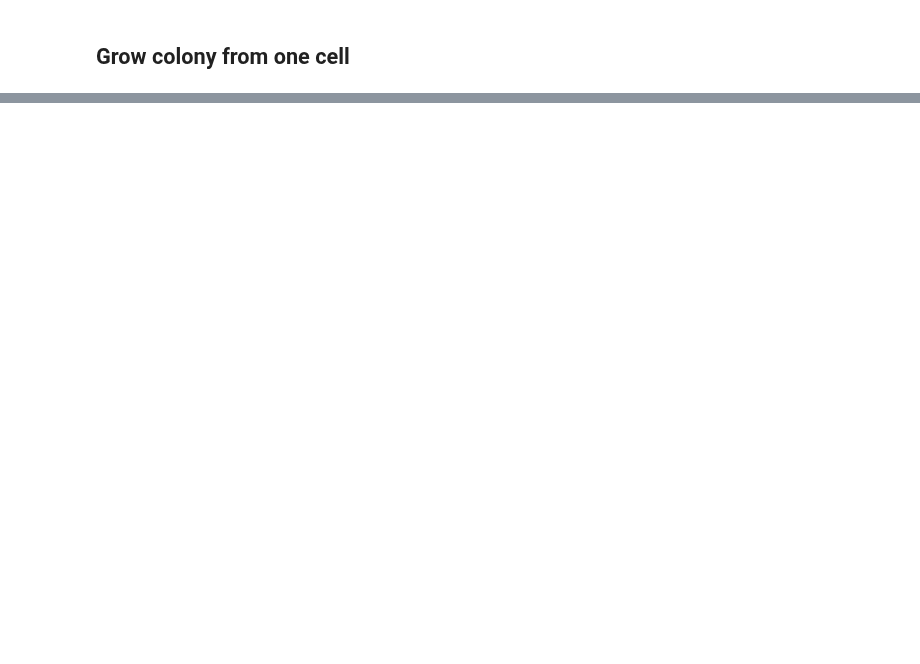
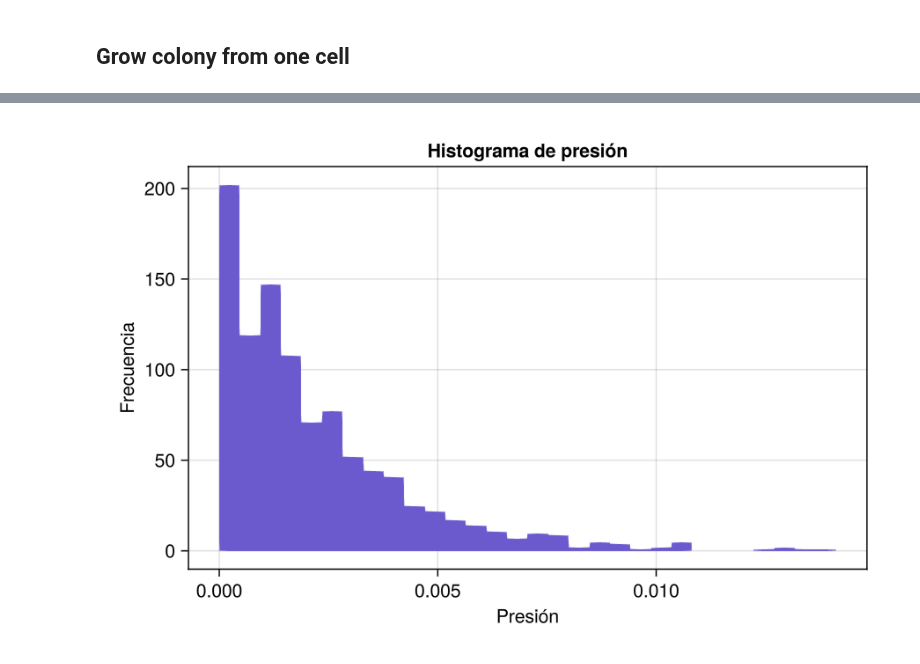
Before and after one commit to dsb-lab/CellBasedModels.jl, a Jupyter notebook: proves/Bacteries.ipynb, the cells around one changed output, grey strips where cells are left out. Cells and saved outputs as stored; diff of their text form; code cells hidden in the pictures; blank space fills up the shorter version.

```diff
--- a/proves/Bacteries.ipynb
+++ b/proves/Bacteries.ipynb
@@ -511,0 +436,13 @@ UndefVarError: UndefVarError: evolve! not defined
+# %%
+# Elegimos un frame, por ejemplo el último
+p = com[end][:pressure]
+
+# Creamos la figura y el eje
+fig = Figure(resolution = (600, 400))
+ax = Axis(fig[1, 1]; xlabel = "Presión", ylabel = "Frecuencia", title = "Histograma de presión")
+
+# Dibujamos el histograma
+hist!(ax, p; bins = 30, color = :slateblue)
+
+fig  # Esto muestra la figura en una ventana interactiva
+# %% [output]
@@ -512 +451,2 @@ UndefVarError: UndefVarError: evolve! not defined
+[figure, added]
 # %%
```
Also changed, not shown: parts of 21 cells of this notebook, 4 other files.
